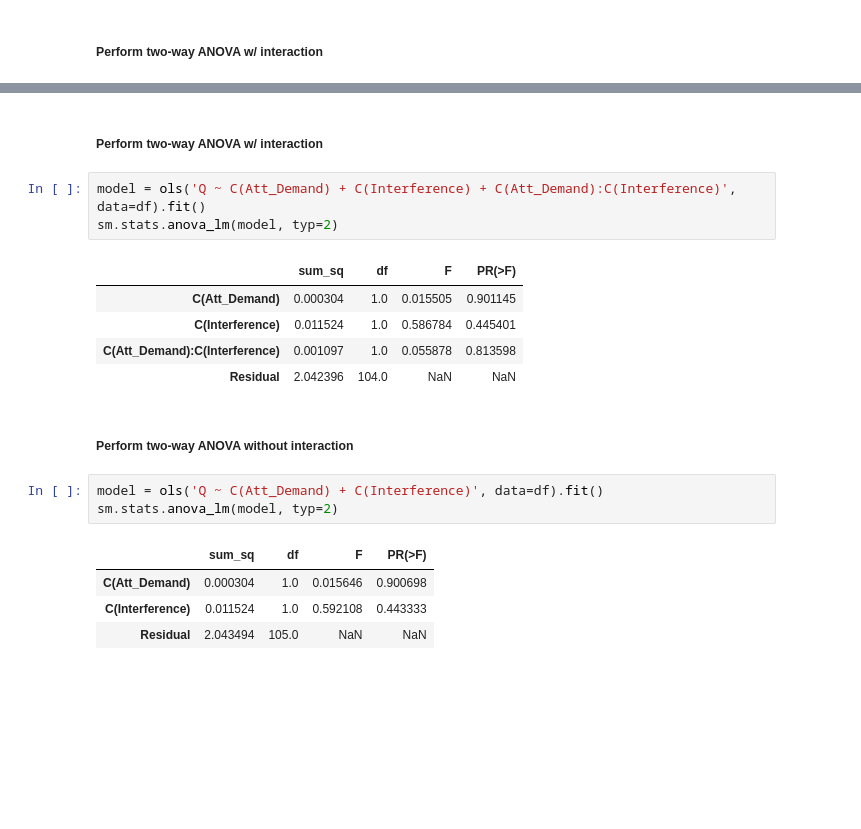
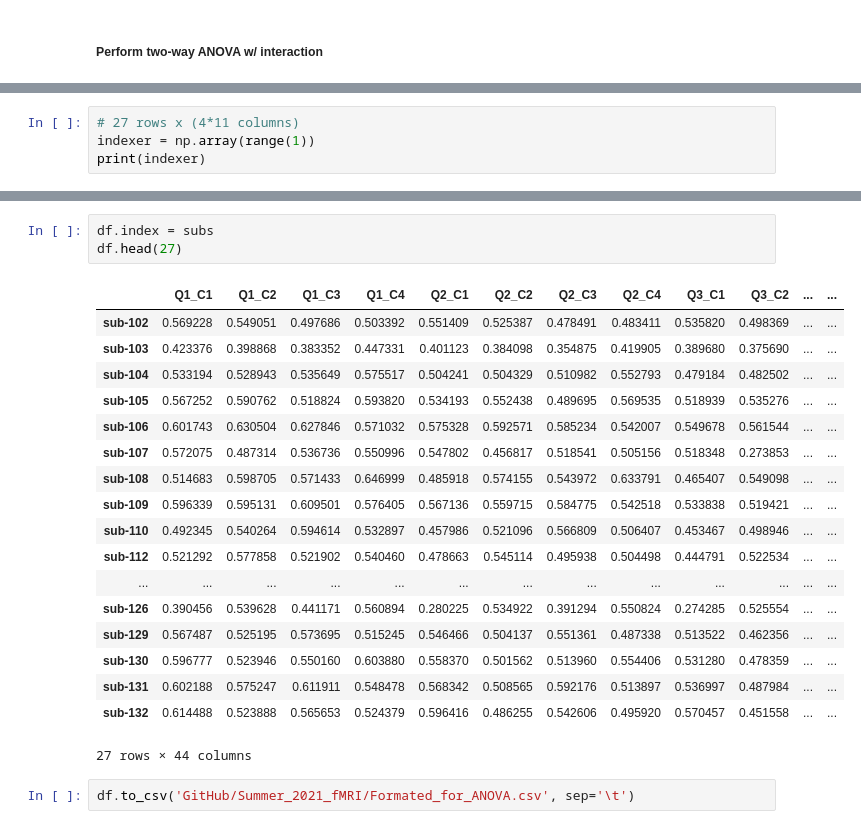
Before and after one commit to LuisA00/Summer_2021_fMRI, a Jupyter notebook: DistractWM_ANOVA _with_different_Qs.ipynb, the cells around one changed output, grey strips where cells are left out. Drawn from its saved outputs; the diff is of its cells as text; blank space fills up the shorter version.

```diff
--- a/DistractWM_ANOVA _with_different_Qs.ipynb
+++ b/DistractWM_ANOVA _with_different_Qs.ipynb
@@ -1083,0 +755,4 @@ sm.stats.anova_lm(model, typ=2)
+# %%
+# 27 rows x (4*11 columns)
+indexer = np.array(range(1))
+print(indexer)
@@ -1273,21 +870,24 @@ ax = sns.boxplot(x="Att_Demand", y="Q", hue="Interference",
-# %% [markdown]
-##### Perform two-way ANOVA w/ interaction
-# %%
-model = ols('Q ~ C(Att_Demand) + C(Interference) + C(Att_Demand):C(Interference)', data=df).fit()
-sm.stats.anova_lm(model, typ=2)
-# %% [output]
-|  | sum_sq | df | F | PR(>F) |
-| C(Att_Demand) | 0.000304 | 1.0 | 0.015505 | 0.901145 |
-| C(Interference) | 0.011524 | 1.0 | 0.586784 | 0.445401 |
-| C(Att_Demand):C(Interference) | 0.001097 | 1.0 | 0.055878 | 0.813598 |
-| Residual | 2.042396 | 104.0 | NaN | NaN |
-# %% [markdown]
-##### Perform two-way ANOVA without interaction
-# %%
-model = ols('Q ~ C(Att_Demand) + C(Interference)', data=df).fit()
-sm.stats.anova_lm(model, typ=2)
-# %% [output]
-|  | sum_sq | df | F | PR(>F) |
-| C(Att_Demand) | 0.000304 | 1.0 | 0.015646 | 0.900698 |
-| C(Interference) | 0.011524 | 1.0 | 0.592108 | 0.443333 |
-| Residual | 2.043494 | 105.0 | NaN | NaN |
+# %%
+df.index = subs
+df.head(27)
+# %% [output]
+|  | Q1_C1 | Q1_C2 | Q1_C3 | Q1_C4 | Q2_C1 | Q2_C2 | Q2_C3 | Q2_C4 | Q3_C1 | Q3_C2 | ... | ... |
+| sub-102 | 0.569228 | 0.549051 | 0.497686 | 0.503392 | 0.551409 | 0.525387 | 0.478491 | 0.483411 | 0.535820 | 0.498369 | ... | ... |
+| sub-103 | 0.423376 | 0.398868 | 0.383352 | 0.447331 | 0.401123 | 0.384098 | 0.354875 | 0.419905 | 0.389680 | 0.375690 | ... | ... |
+| sub-104 | 0.533194 | 0.528943 | 0.535649 | 0.575517 | 0.504241 | 0.504329 | 0.510982 | 0.552793 | 0.479184 | 0.482502 | ... | ... |
+| sub-105 | 0.567252 | 0.590762 | 0.518824 | 0.593820 | 0.534193 | 0.552438 | 0.489695 | 0.569535 | 0.518939 | 0.535276 | ... | ... |
+| sub-106 | 0.601743 | 0.630504 | 0.627846 | 0.571032 | 0.575328 | 0.592571 | 0.585234 | 0.542007 | 0.549678 | 0.561544 | ... | ... |
+| sub-107 | 0.572075 | 0.487314 | 0.536736 | 0.550996 | 0.547802 | 0.456817 | 0.518541 | 0.505156 | 0.518348 | 0.273853 | ... | ... |
+| sub-108 | 0.514683 | 0.598705 | 0.571433 | 0.646999 | 0.485918 | 0.574155 | 0.543972 | 0.633791 | 0.465407 | 0.549098 | ... | ... |
+| sub-109 | 0.596339 | 0.595131 | 0.609501 | 0.576405 | 0.567136 | 0.559715 | 0.584775 | 0.542518 | 0.533838 | 0.519421 | ... | ... |
+| sub-110 | 0.492345 | 0.540264 | 0.594614 | 0.532897 | 0.457986 | 0.521096 | 0.566809 | 0.506407 | 0.453467 | 0.498946 | ... | ... |
+| sub-112 | 0.521292 | 0.577858 | 0.521902 | 0.540460 | 0.478663 | 0.545114 | 0.495938 | 0.504498 | 0.444791 | 0.522534 | ... | ... |
+| ... | ... | ... | ... | ... | ... | ... | ... | ... | ... | ... | ... | ... |
+| sub-126 | 0.390456 | 0.539628 | 0.441171 | 0.560894 | 0.280225 | 0.534922 | 0.391294 | 0.550824 | 0.274285 | 0.525554 | ... | ... |
+| sub-129 | 0.567487 | 0.525195 | 0.573695 | 0.515245 | 0.546466 | 0.504137 | 0.551361 | 0.487338 | 0.513522 | 0.462356 | ... | ... |
+| sub-130 | 0.596777 | 0.523946 | 0.550160 | 0.603880 | 0.558370 | 0.501562 | 0.513960 | 0.554406 | 0.531280 | 0.478359 | ... | ... |
+| sub-131 | 0.602188 | 0.575247 | 0.611911 | 0.548478 | 0.568342 | 0.508565 | 0.592176 | 0.513897 | 0.536997 | 0.487984 | ... | ... |
+| sub-132 | 0.614488 | 0.523888 | 0.565653 | 0.524379 | 0.596416 | 0.486255 | 0.542606 | 0.495920 | 0.570457 | 0.451558 | ... | ... |
+27 rows × 44 columns
+# %%
+df.to_csv('GitHub/Summer_2021_fMRI/Formated_for_ANOVA.csv', sep='\t')
```
Also changed, not shown: parts of 112 cells of this notebook, 3 other files.
